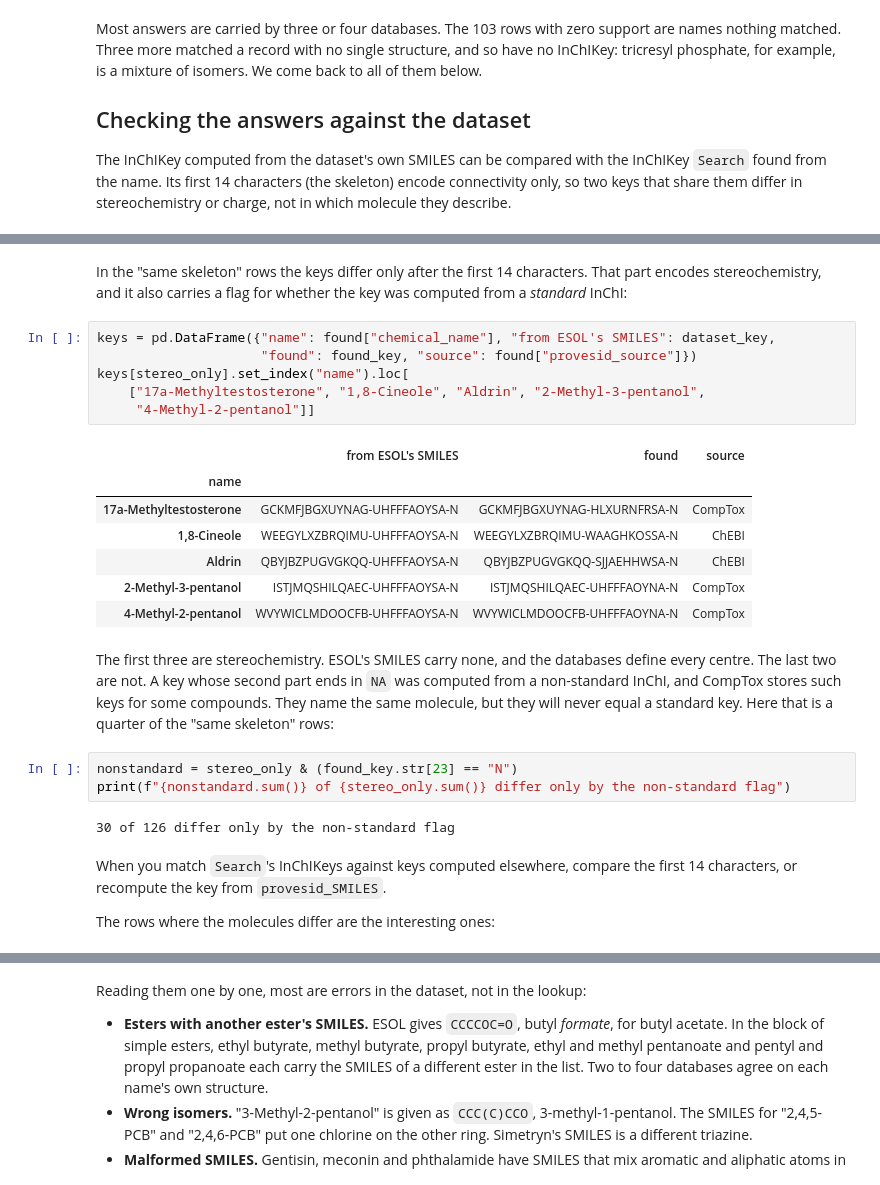
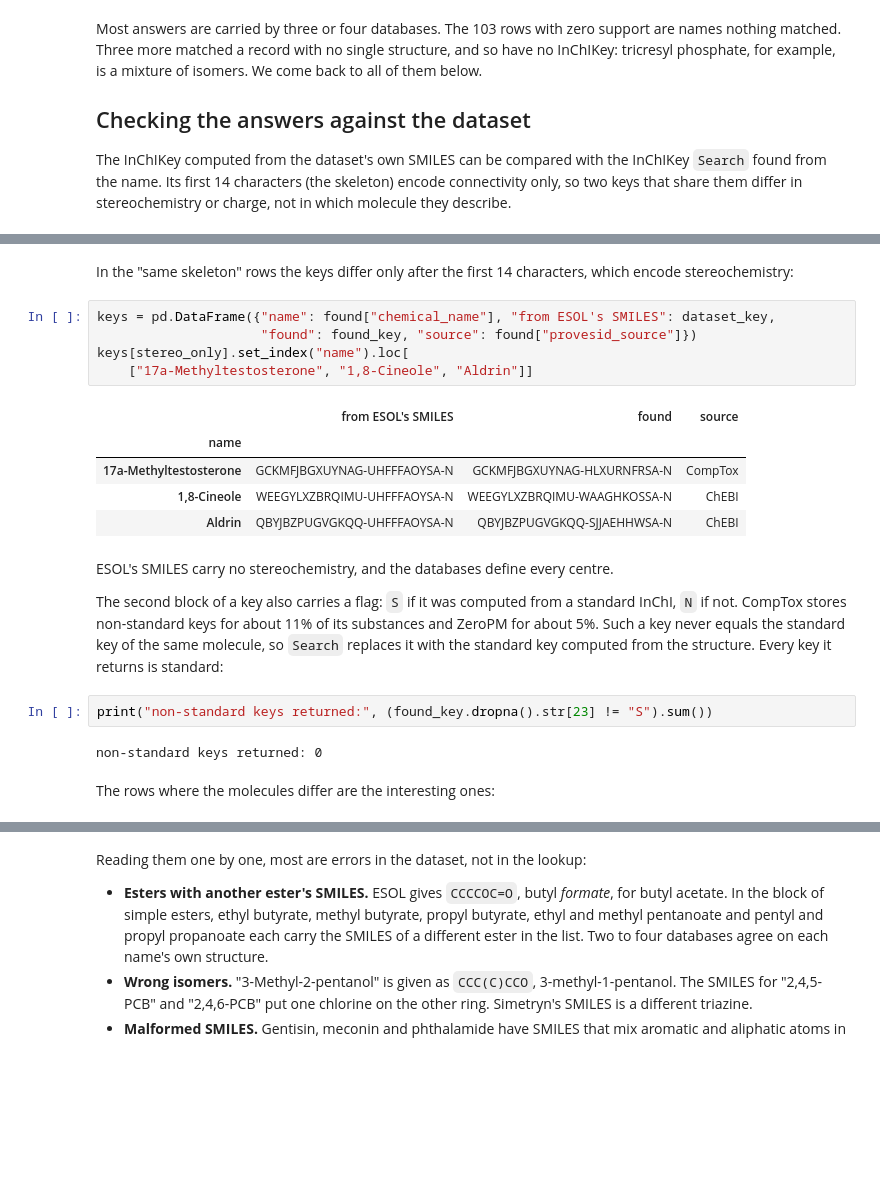
Before and after one commit to USEtox/PROVESID, a Jupyter notebook: examples/search/search_tutorial.ipynb, the cells around one changed output, grey strips where cells are left out. Drawn from its saved outputs; the diff is of its cells as text; blank space fills up the shorter version.

```diff
--- a/examples/search/search_tutorial.ipynb
+++ b/examples/search/search_tutorial.ipynb
@@ -154,38 +154,32 @@ different molecule     37
 dtype: int64
 # %% [markdown]
 In the "same skeleton" rows the keys differ only after the first 14
-characters. That part encodes stereochemistry, and it also carries a flag
-for whether the key was computed from a *standard* InChI:
+characters, which encode stereochemistry:
 # %%
 keys = pd.DataFrame({"name": found["chemical_name"], "from ESOL's SMILES": dataset_key,
                      "found": found_key, "source": found["provesid_source"]})
 keys[stereo_only].set_index("name").loc[
-    ["17a-Methyltestosterone", "1,8-Cineole", "Aldrin", "2-Methyl-3-pentanol",
-     "4-Methyl-2-pentanol"]]
+    ["17a-Methyltestosterone", "1,8-Cineole", "Aldrin"]]
 # %% [output]
 |  | from ESOL's SMILES | found | source |
 | name |  |  |  |
 | 17a-Methyltestosterone | GCKMFJBGXUYNAG-UHFFFAOYSA-N | GCKMFJBGXUYNAG-HLXURNFRSA-N | CompTox |
 | 1,8-Cineole | WEEGYLXZBRQIMU-UHFFFAOYSA-N | WEEGYLXZBRQIMU-WAAGHKOSSA-N | ChEBI |
 | Aldrin | QBYJBZPUGVGKQQ-UHFFFAOYSA-N | QBYJBZPUGVGKQQ-SJJAEHHWSA-N | ChEBI |
-| 2-Methyl-3-pentanol | ISTJMQSHILQAEC-UHFFFAOYSA-N | ISTJMQSHILQAEC-UHFFFAOYNA-N | CompTox |
-| 4-Methyl-2-pentanol | WVYWICLMDOOCFB-UHFFFAOYSA-N | WVYWICLMDOOCFB-UHFFFAOYNA-N | CompTox |
 # %% [markdown]
-The first three are stereochemistry. ESOL's SMILES carry none, and the
-databases define every centre. The last two are not. A key whose second part
-ends in `NA` was computed from a non-standard InChI, and CompTox stores
-such keys for some compounds. They name the same molecule, but they will
-never equal a standard key. Here that is a quarter of the "same skeleton"
-rows:
+ESOL's SMILES carry no stereochemistry, and the databases define every
+centre.
+
+The second block of a key also carries a flag: `S` if it was computed from a
+standard InChI, `N` if not. CompTox stores non-standard keys for about 11%
+of its substances and ZeroPM for about 5%. Such a key never equals the
+standard key of the same molecule, so `Search` replaces it with the
+standard key computed from the structure. Every key it returns is standard:
 # %%
-nonstandard = stereo_only & (found_key.str[23] == "N")
-print(f"{nonstandard.sum()} of {stereo_only.sum()} differ only by the non-standard flag")
+print("non-standard keys returned:", (found_key.dropna().str[23] != "S").sum())
 # %% [output]
-30 of 126 differ only by the non-standard flag
+non-standard keys returned: 0
 # %% [markdown]
-When you match `Search`'s InChIKeys against keys computed elsewhere, compare
-the first 14 characters, or recompute the key from `provesid_SMILES`.
-
 The rows where the molecules differ are the interesting ones:
 # %%
 cols = ["chemical_name", "SMILES", "provesid_name", "provesid_SMILES",
```
Also changed, not shown: parts of 3 cells of this notebook, 7 other files.
